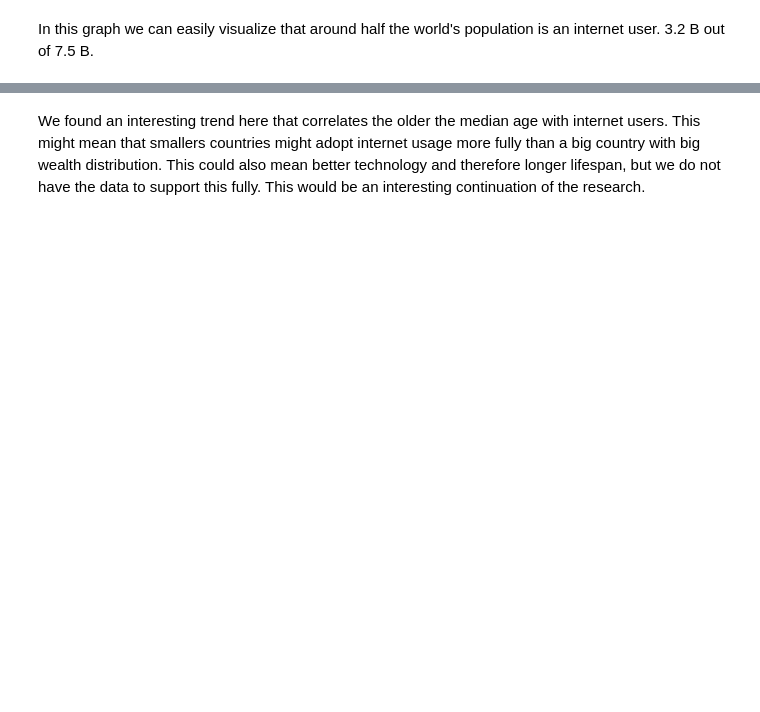
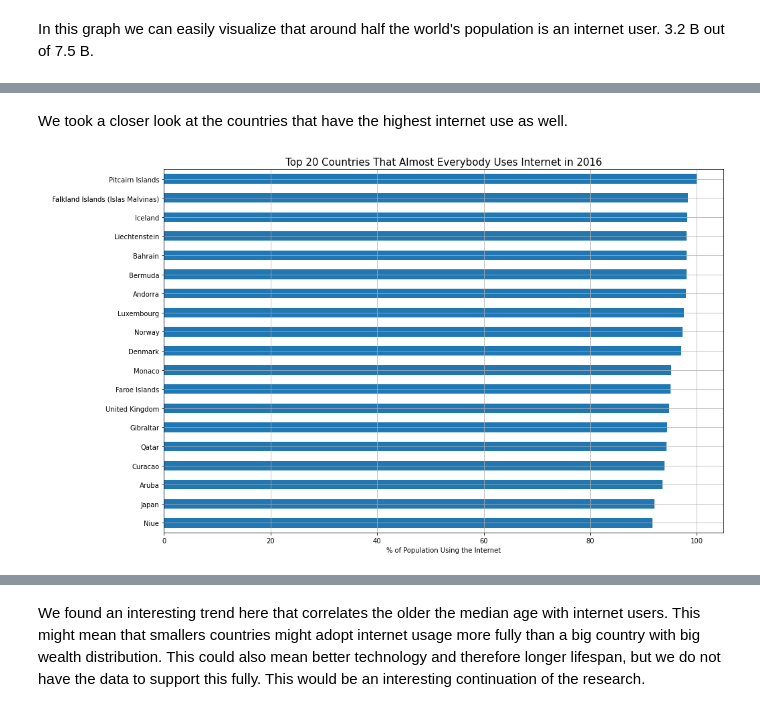
Before and after one commit to JoshuaFarmerATX/butterfly_effects_project, a Jupyter notebook: Final_Presentation.ipynb, the cells around one changed output, grey strips where cells are left out. Drawn from its saved outputs; the diff is of its cells as text; code cells hidden in the pictures; blank space fills up the shorter version.

```diff
--- a/Final_Presentation.ipynb
+++ b/Final_Presentation.ipynb
@@ -114,0 +148,26 @@ In this graph we can easily visualize that around half the world's population is
+# %% [markdown]
+We took a closer look at the countries that have the highest internet use as well.
+# %%
+#What countries have almost 100% of their population using the Internet?
+top_perc_internet_population = merged_data[["country_y", "internet_%_of_population"]]\
+                            .sort_values(by=["internet_%_of_population"], ascending=False)\
+                            .head(20)\
+                            .sort_values(by=["internet_%_of_population"], ascending=True)\
+                            .set_index("country_y")
+
+top_perc_internet_population = top_perc_internet_population.drop("Antarctica")
+
+#Plot top 20 countries that almost everyone uses the internet - 2016 data
+top_perc_internet_population.plot(kind="barh", figsize=(15,10), legend=False)
+
+plt.title("Top 20 Countries That Almost Everybody Uses Internet in 2016", fontsize=15)
+plt.xlabel("% of Population Using the Internet")
+plt.ylabel(' ')
+plt.grid()
+
+plt.savefig("Fig5.png")
+
+#Show Figure
+plt.show()
+# %% [output]
+[figure, added]
```
Also changed, not shown: parts of 20 cells of this notebook.
